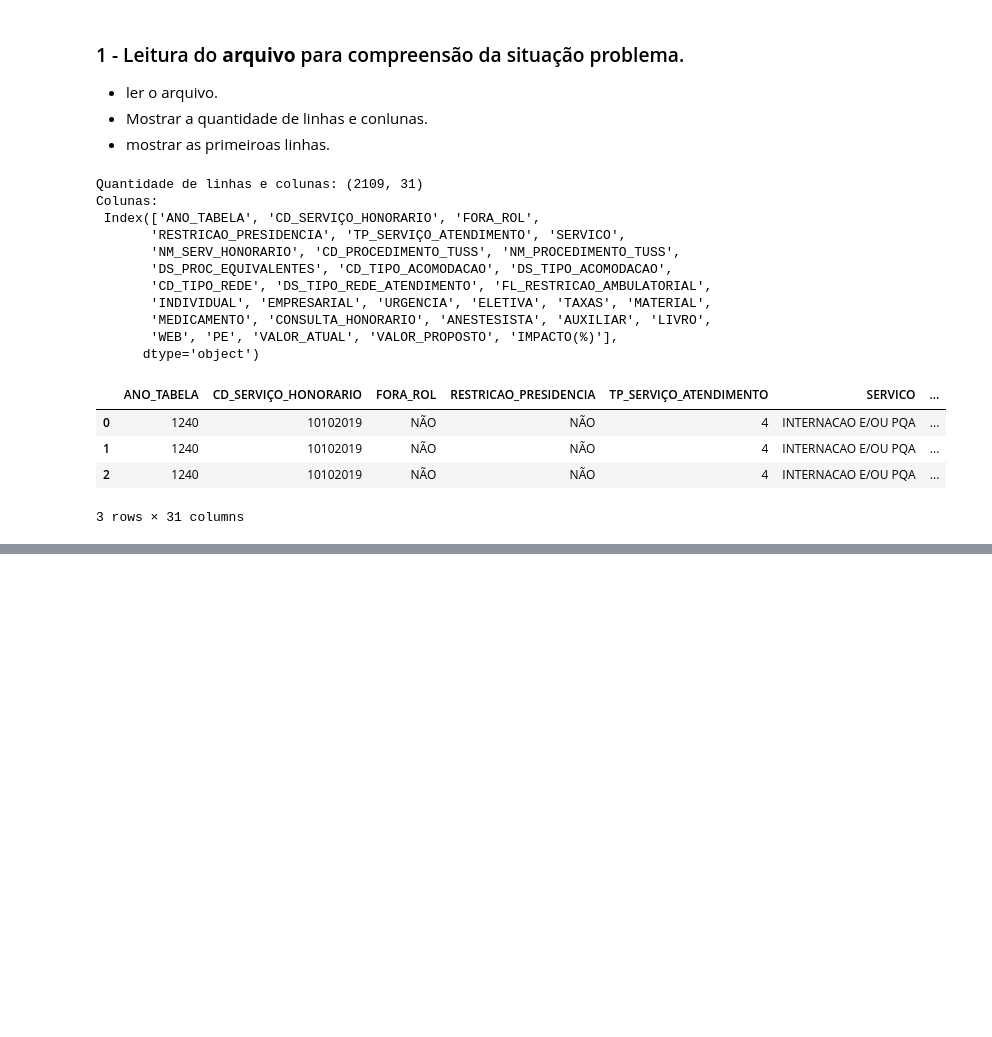
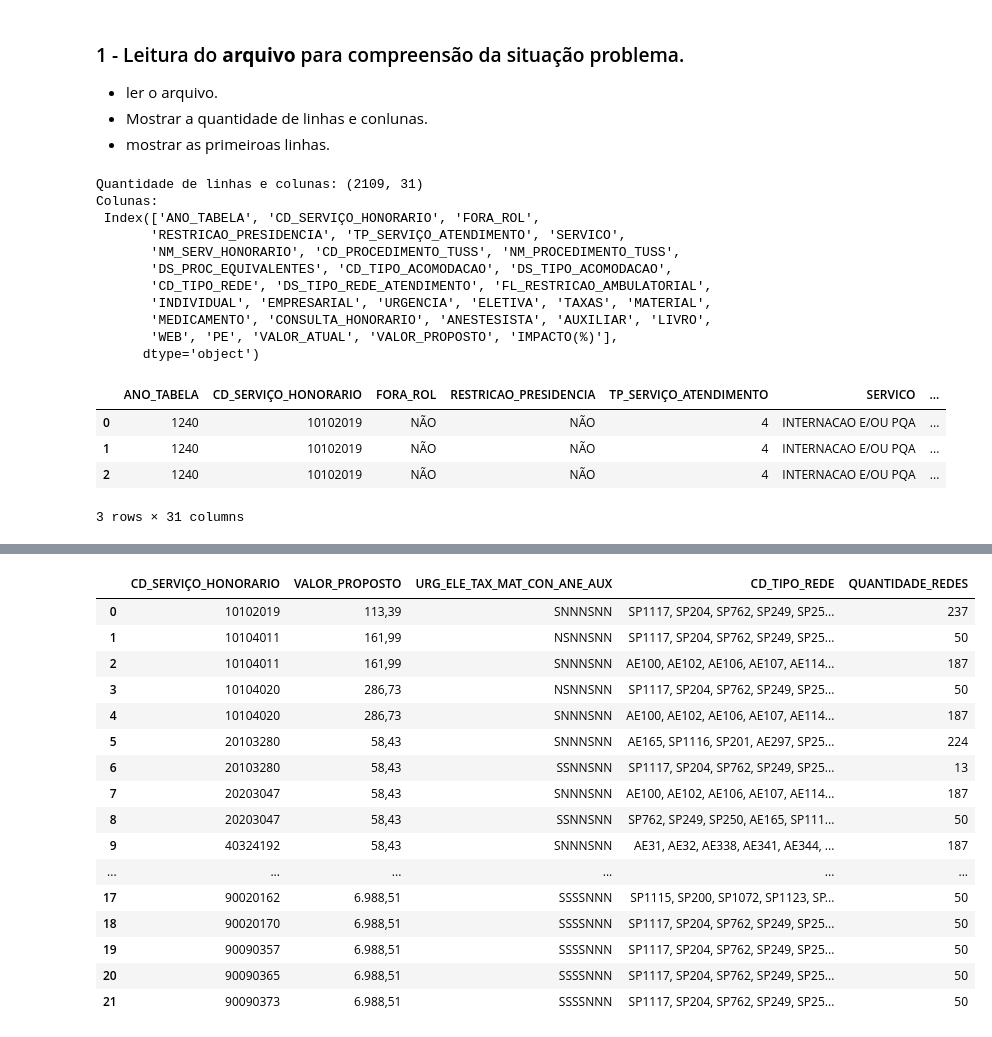
Before and after one commit to Jefferson170713/Project_HapDoc, a Jupyter notebook: script_teste.ipynb, the cells around one changed output, grey strips where cells are left out. Saved outputs shown, nothing was run; the diff lists cells and outputs as text; code cells hidden in the pictures; blank space fills up the shorter version.

```diff
--- a/script_teste.ipynb
+++ b/script_teste.ipynb
@@ -35,0 +150,15 @@ Colunas:
+# %%
+df_filtered['CHAVE_2'] = (
+   df_filtered['CD_SERVIÇO_HONORARIO'].astype(str) + '_' +
+   df_filtered['CD_PROCEDIMENTO_TUSS'].astype(str) + '_' +
+   df_filtered['NM_PROCEDIMENTO_TUSS'].astype(str)
+)
+# Selecionando as colunas que serão utilizadas
+df_key_1 = df_filtered[['CD_SERVIÇO_HONORARIO', 'CHAVE_2']].copy()
+# removendo as duplicadas
+df_key_1.drop_duplicates(inplace=True)
+# reiniciando o index
+df_key_1.reset_index(drop=True, inplace=True)
+# Mostrando a quantidade de linhas e colunas
+print(f'Quantidade de linhas e colunas df_key_1: {df_key_1.shape}')
+df_key_1.head(20)
@@ -35,0 +223,53 @@ Colunas:
+# %%
+# Selecionando as colunas que serão utilizadas
+df_key_3 = df_filtered[['CD_SERVIÇO_HONORARIO', 'VALOR_PROPOSTO', 'URG_ELE_TAX_MAT_CON_ANE_AUX','CD_TIPO_REDE']].copy()
+
+df_key_3['CHAVE_3_AUX'] = (
+      df_key_3['CD_SERVIÇO_HONORARIO'].astype(str) + '#' +
+      df_key_3['VALOR_PROPOSTO'].astype(str) + '#' +
+      df_key_3['URG_ELE_TAX_MAT_CON_ANE_AUX'].astype(str)
+   )
+
+print(f'Quantidade de linhas e colunas df_key_3 antes de remover as duplicadas: {df_key_3.shape}')
+
+df_key_3.drop_duplicates(inplace=True)
+# Resetando o index
+df_key_3.reset_index(drop=True, inplace=True)
+
+# Mostrando a quantidade de linhas e colunas
+print(f'Quantidade de linhas e colunas df_key_3 após remover as duplicadas: {df_key_3.shape}')
+
+#print(df_key_3.head(3))
+
+# Agrupando por CD_SERVIÇO_HONORARIO e concatenando os valores de CD_TIPO_REDE
+df_key_3_grouped = (
+    df_key_3.groupby('CHAVE_3_AUX')['CD_TIPO_REDE']
+    .apply(', '.join)
+    .reset_index()
+)
+
+# Adicionando uma coluna com a quantidade de redes
+df_key_3_grouped['QUANTIDADE_REDES'] = (
+    df_key_3.groupby('CHAVE_3_AUX')['CD_TIPO_REDE']
+    .size()
+    .values
+)
+
+# Renomeando as colunas para manter o formato desejado
+df_key_3_grouped.columns = ['CD_SERVIÇO_HONORARIO', 'CD_TIPO_REDE', 'QUANTIDADE_REDES']
+
+# quebrando a coluna CHAVE_3_AUX em 3 colunas separadas por '#'
+df_key_3_grouped[['CD_SERVIÇO_HONORARIO', 'VALOR_PROPOSTO', 'URG_ELE_TAX_MAT_CON_ANE_AUX']] = df_key_3_grouped['CD_SERVIÇO_HONORARIO'].str.split('#', expand=True)
+# removendo a coluna CHAVE_3_AUX
+# reordenando as colunas
+df_key_3_grouped = df_key_3_grouped[['CD_SERVIÇO_HONORARIO', 'VALOR_PROPOSTO', 'URG_ELE_TAX_MAT_CON_ANE_AUX', 'CD_TIPO_REDE', 'QUANTIDADE_REDES']].copy()
+# Resetando o index
+df_key_3_grouped.reset_index(drop=True, inplace=True)
+
+# Salvando para avaliar o resultado
+df_key_3_grouped.to_csv(r'./ARQUIVOS/chave_rede.csv', sep=';', encoding='latin1', index=False)
+
+# Mostrando a quantidade de linhas e colunas
+print(f'Quantidade de linhas e colunas df_key_3: {df_key_3_grouped.shape}')
+df_key_3_grouped.head(50)
+# %% [output]
@@ -35,0 +279,17 @@ Colunas:
+|  | CD_SERVIÇO_HONORARIO | VALOR_PROPOSTO | URG_ELE_TAX_MAT_CON_ANE_AUX | CD_TIPO_REDE | QUANTIDADE_REDES |
+| 0 | 10102019 | 113,39 | SNNNSNN | SP1117, SP204, SP762, SP249, SP25... | 237 |
+| 1 | 10104011 | 161,99 | NSNNSNN | SP1117, SP204, SP762, SP249, SP25... | 50 |
+| 2 | 10104011 | 161,99 | SNNNSNN | AE100, AE102, AE106, AE107, AE114... | 187 |
+| 3 | 10104020 | 286,73 | NSNNSNN | SP1117, SP204, SP762, SP249, SP25... | 50 |
+| 4 | 10104020 | 286,73 | SNNNSNN | AE100, AE102, AE106, AE107, AE114... | 187 |
+| 5 | 20103280 | 58,43 | SNNNSNN | AE165, SP1116, SP201, AE297, SP25... | 224 |
+| 6 | 20103280 | 58,43 | SSNNSNN | SP1117, SP204, SP762, SP249, SP25... | 13 |
+| 7 | 20203047 | 58,43 | SNNNSNN | AE100, AE102, AE106, AE107, AE114... | 187 |
+| 8 | 20203047 | 58,43 | SSNNSNN | SP762, SP249, SP250, AE165, SP111... | 50 |
+| 9 | 40324192 | 58,43 | SNNNSNN | AE31, AE32, AE338, AE341, AE344, ... | 187 |
+| ... | ... | ... | ... | ... | ... |
+| 17 | 90020162 | 6.988,51 | SSSSNNN | SP1115, SP200, SP1072, SP1123, SP... | 50 |
+| 18 | 90020170 | 6.988,51 | SSSSNNN | SP1117, SP204, SP762, SP249, SP25... | 50 |
+| 19 | 90090357 | 6.988,51 | SSSSNNN | SP1117, SP204, SP762, SP249, SP25... | 50 |
+| 20 | 90090365 | 6.988,51 | SSSSNNN | SP1117, SP204, SP762, SP249, SP25... | 50 |
+| 21 | 90090373 | 6.988,51 | SSSSNNN | SP1117, SP204, SP762, SP249, SP25... | 50 |
```
Also changed, not shown: parts of 12 cells of this notebook, 1 other file.
